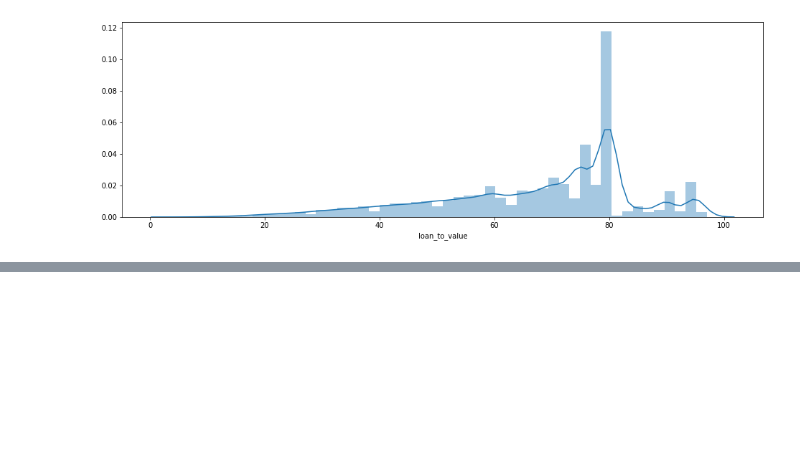
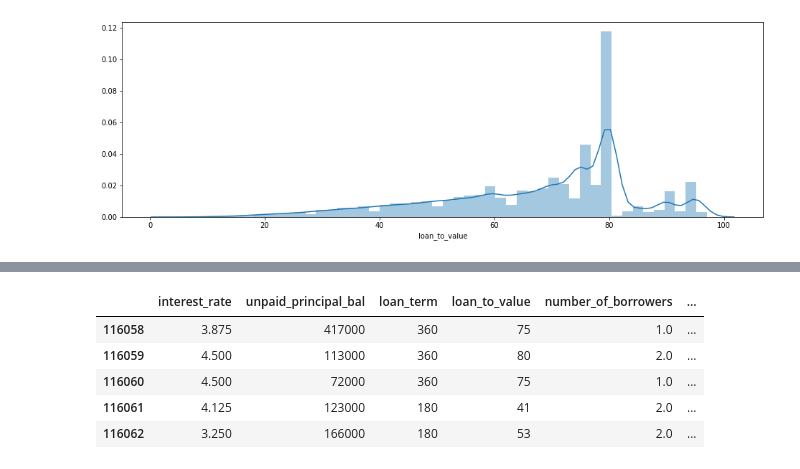
Before and after one commit to NilSagor/AV_ml_practice, a Jupyter notebook: loan_del_predict/loan_baseclass.ipynb, the cells around one changed output, grey strips where cells are left out. Cells and saved outputs as stored; diff of their text form; code cells hidden in the pictures; blank space fills up the shorter version.

```diff
--- a/loan_del_predict/loan_baseclass.ipynb
+++ b/loan_del_predict/loan_baseclass.ipynb
@@ -236,0 +254,9 @@ data_all.drop(['loan_id', 'source', 'financial_institution','origination_date','
+# %%
+test_values.head()
+# %% [output]
+|  | interest_rate | unpaid_principal_bal | loan_term | loan_to_value | number_of_borrowers | ... |
+| 116058 | 3.875 | 417000 | 360 | 75 | 1.0 | ... |
+| 116059 | 4.500 | 113000 | 360 | 80 | 2.0 | ... |
+| 116060 | 4.500 | 72000 | 360 | 75 | 1.0 | ... |
+| 116061 | 4.125 | 123000 | 180 | 41 | 2.0 | ... |
+| 116062 | 3.250 | 166000 | 180 | 53 | 2.0 | ... |
```
Also changed, not shown: parts of 16 cells of this notebook.
